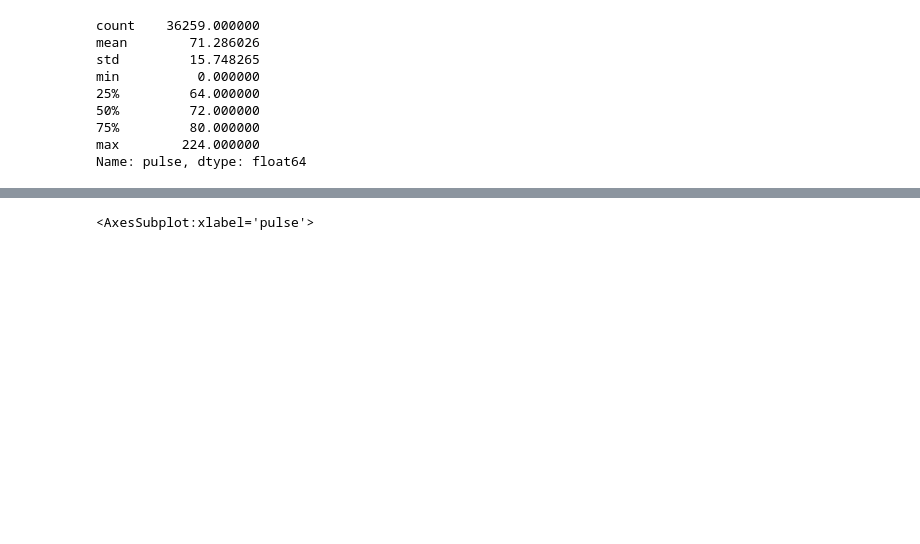
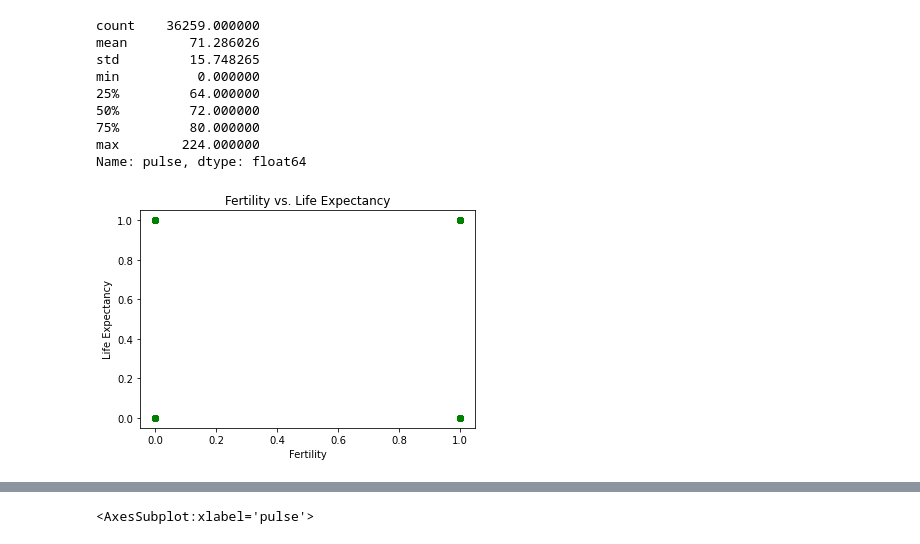
Before and after one commit to animesh288/Team-Dyad_PS-5, a Jupyter notebook: ML Model/status.ipynb, the cells around one changed output, grey strips where cells are left out. Cells and saved outputs as stored; diff of their text form; code cells hidden in the pictures; blank space fills up the shorter version.

```diff
--- a/ML Model/status.ipynb
+++ b/ML Model/status.ipynb
@@ -484,3 +571,16 @@ min          0.000000
 75%         80.000000
 max        224.000000
 Name: pulse, dtype: float64
+# %%
+# Scatter plot
+plt.scatter(df["depression"], df["stroke"], color = 'green')
+
+# Title an labels
+plt.title('Fertility vs. Life Expectancy')
+plt.xlabel('Fertility')
+plt.ylabel('Life Expectancy')
+
+# Show the plot
+plt.show()
+# %% [output]
+[figure, added]
```
Also changed, not shown: parts of 84 cells of this notebook.
